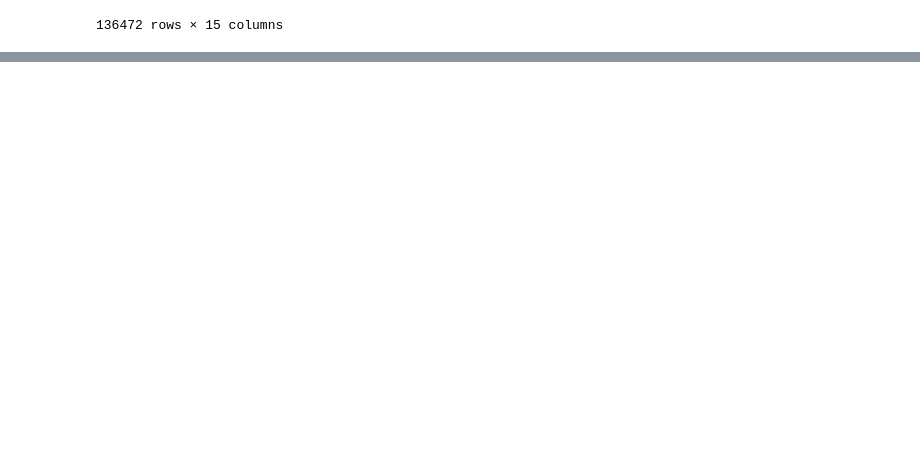
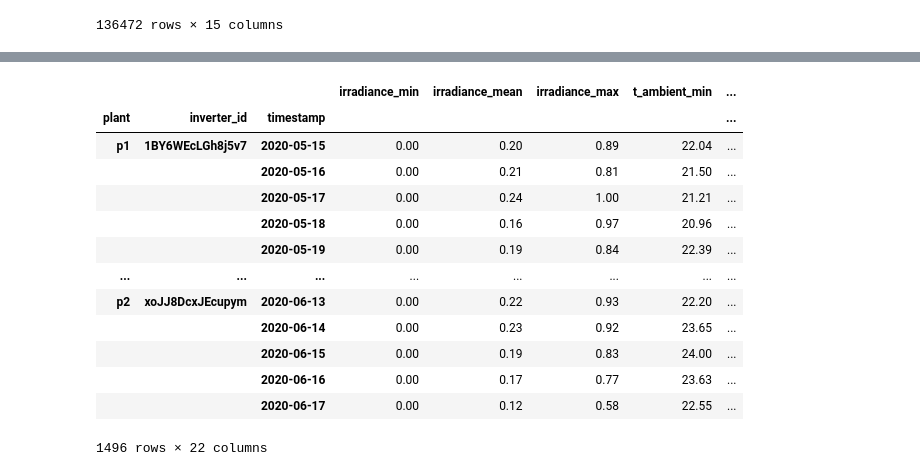
Before and after one commit to luis-cj/data-science-solar-power-plant, a Jupyter notebook: solar_power_plant_part_2.ipynb, the cells around one changed output, grey strips where cells are left out. Drawn from its saved outputs; the diff is of its cells as text; code cells hidden in the pictures; blank space fills up the shorter version.

```diff
--- a/solar_power_plant_part_2.ipynb
+++ b/solar_power_plant_part_2.ipynb
@@ -129,3 +129,8 @@ df
 | 2020-06-17 23:45:00 | p2 | xMbIugepa2P7lBB | 0.00 | 0.00 | 4218.00 | 106896394.00 | iq8k7ZNt4Mwm3w0 | 23.20 | 22.54 | ... |
 | 2020-06-17 23:45:00 | p2 | xoJJ8DcxJEcupym | 0.00 | 0.00 | 4316.00 | 209335741.00 | iq8k7ZNt4Mwm3w0 | 23.20 | 22.54 | ... |
 136472 rows × 15 columns
+# %%
+order = ["plant","month","day","hour","minute","sensor_id","irradiance","t_ambient",
+            "t_module","inverter_id","kw_dc","kw_ac","efficiency","kw_day","kw_total"]
+df = df[order]
+df
@@ -131,0 +174,11 @@ df
+# %%
+df_daily = df.groupby(["plant","inverter_id"]).resample("D") \
+        .agg({"irradiance":[min,np.mean,max],
+              "t_ambient":[min,np.mean,max],
+              "t_module":[min,np.mean,max],
+              "kw_dc":[min,np.mean,max,sum],
+              "kw_ac":[min,np.mean,max,sum],
+              "efficiency":[min,np.mean,max],
+              "kw_day":[max],
+              "kw_total":[max]})
+df_daily
@@ -131,0 +205,3 @@ df
+# %%
+tuples = df_daily.columns.to_flat_index()
+tuples
@@ -131,0 +218,18 @@ df
+# %%
+df_daily.columns = ["_".join(i) for i in tuples]
+df_daily
+# %% [output]
+|  |  |  | irradiance_min | irradiance_mean | irradiance_max | t_ambient_min | ... |
+| plant | inverter_id | timestamp |  |  |  |  | ... |
+| p1 | 1BY6WEcLGh8j5v7 | 2020-05-15 | 0.00 | 0.20 | 0.89 | 22.04 | ... |
+|  |  | 2020-05-16 | 0.00 | 0.21 | 0.81 | 21.50 | ... |
+|  |  | 2020-05-17 | 0.00 | 0.24 | 1.00 | 21.21 | ... |
+|  |  | 2020-05-18 | 0.00 | 0.16 | 0.97 | 20.96 | ... |
+|  |  | 2020-05-19 | 0.00 | 0.19 | 0.84 | 22.39 | ... |
+| ... | ... | ... | ... | ... | ... | ... | ... |
+| p2 | xoJJ8DcxJEcupym | 2020-06-13 | 0.00 | 0.22 | 0.93 | 22.20 | ... |
+|  |  | 2020-06-14 | 0.00 | 0.23 | 0.92 | 23.65 | ... |
+|  |  | 2020-06-15 | 0.00 | 0.19 | 0.83 | 24.00 | ... |
+|  |  | 2020-06-16 | 0.00 | 0.17 | 0.77 | 23.63 | ... |
+|  |  | 2020-06-17 | 0.00 | 0.12 | 0.58 | 22.55 | ... |
+1496 rows × 22 columns
```
Also changed, not shown: parts of 12 cells of this notebook, 2 other files.
